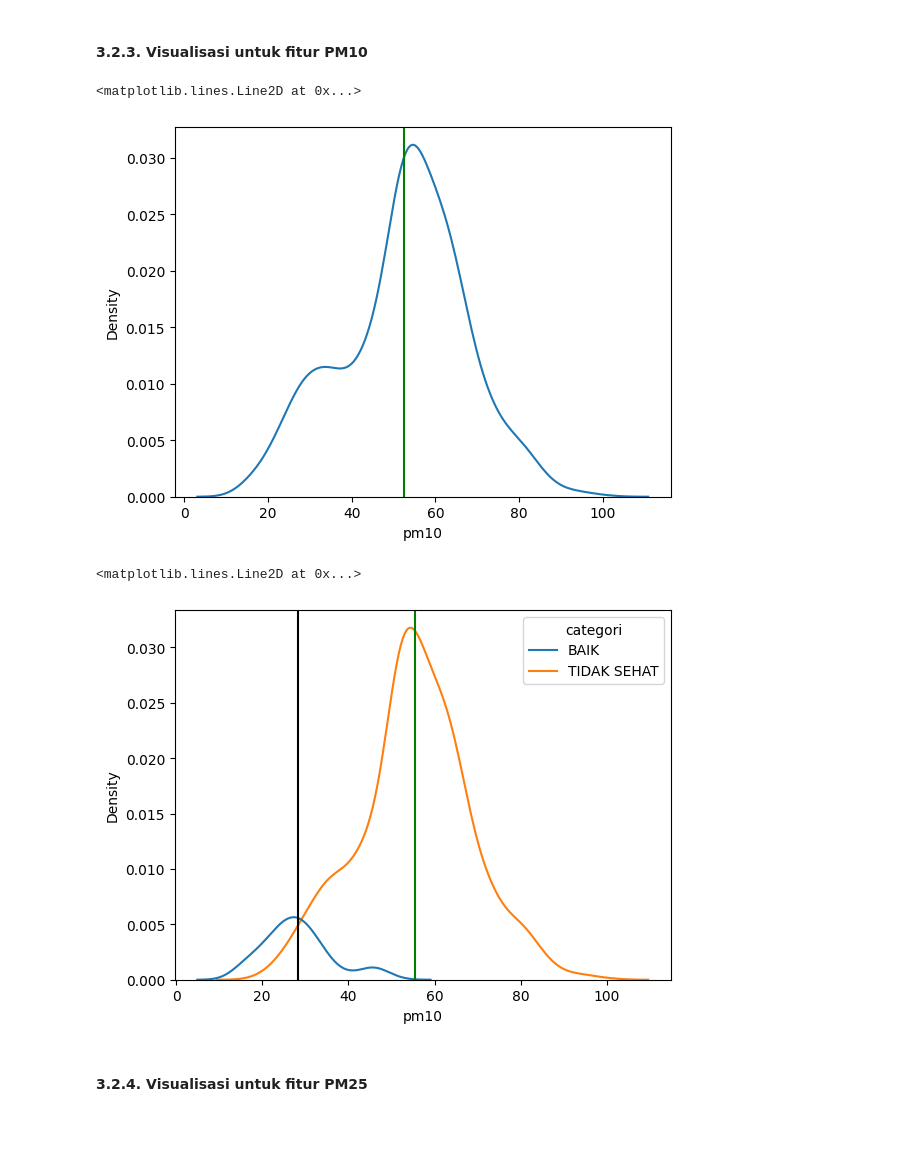
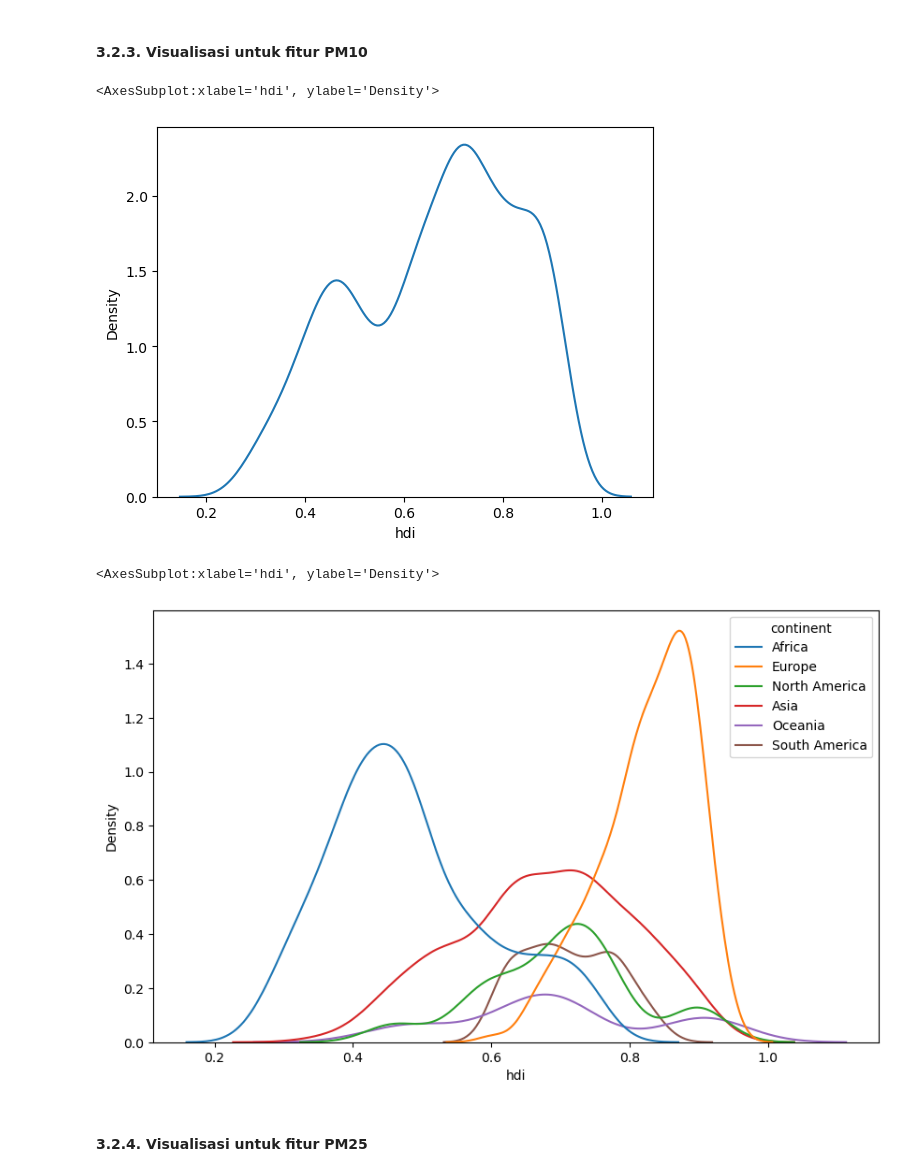
Before and after one commit to elfarahma/ml_process, a Jupyter notebook: eda.ipynb, the cells around one changed output. Saved outputs shown, nothing was run; the diff lists cells and outputs as text; code cells hidden in the pictures; blank space fills up the shorter version.

```diff
--- a/eda.ipynb
+++ b/eda.ipynb
@@ -173,19 +164,21 @@ dataset_tidak_baik.describe()
 #### 3.2.3. Visualisasi untuk fitur PM10
 # %%
 # plot untuk melihat distribusi pm10 jika tidak dibedakan berdasarkan categori
-sns.kdeplot(data = dataset.replace("SEDANG", "TIDAK SEHAT"), x = "pm10")
-plt.axvline(dataset.pm10.mean(), 0, 1, color = "g")
+sns.kdeplot(data = dataset, x = "hdi")
+#plt.axvline(dataset.pm10.mean(), 0, 1, color = "g")
 # %% [output]
-<matplotlib.lines.Line2D at 0x...>
+<AxesSubplot:xlabel='hdi', ylabel='Density'>
-[figure, old version]
+[figure, new version]
 # %%
 # plot untuk melihat distribusi pm10 jika dibedakan berdasarkan categori
-sns.kdeplot(data = dataset.replace("SEDANG", "TIDAK SEHAT"), x = "pm10", hue = "categori")
-plt.axvline(dataset_tidak_baik.pm10.mean(), 0, 1, color = "g")
-plt.axvline(dataset_baik.pm10.mean(), 0, 1, color = "k")
+plt.figure(figsize=(10,6))
+sns.kdeplot(data = dataset, x = "hdi", hue = "continent", legend = "best")
+#plt.legend(loc='upper right')
+#plt.axvline(dataset.hdi.mean(), color = "g")
+#plt.axvline(dataset_baik.pm10.mean(), 0, 1, color = "k")
 # %% [output]
-<matplotlib.lines.Line2D at 0x...>
+<AxesSubplot:xlabel='hdi', ylabel='Density'>
-[figure, old version]
+[figure, new version]
 # %%
 # distribusi sedikit skew ke kiri (nilai skew fisher-pearson negatif) namun tidak signifikan, imputasi mean
 # mean 2 kelas berbeda jauh, imputasi berdasarkan kelas
```
Also changed, not shown: parts of 6 cells of this notebook, 7 other files.
